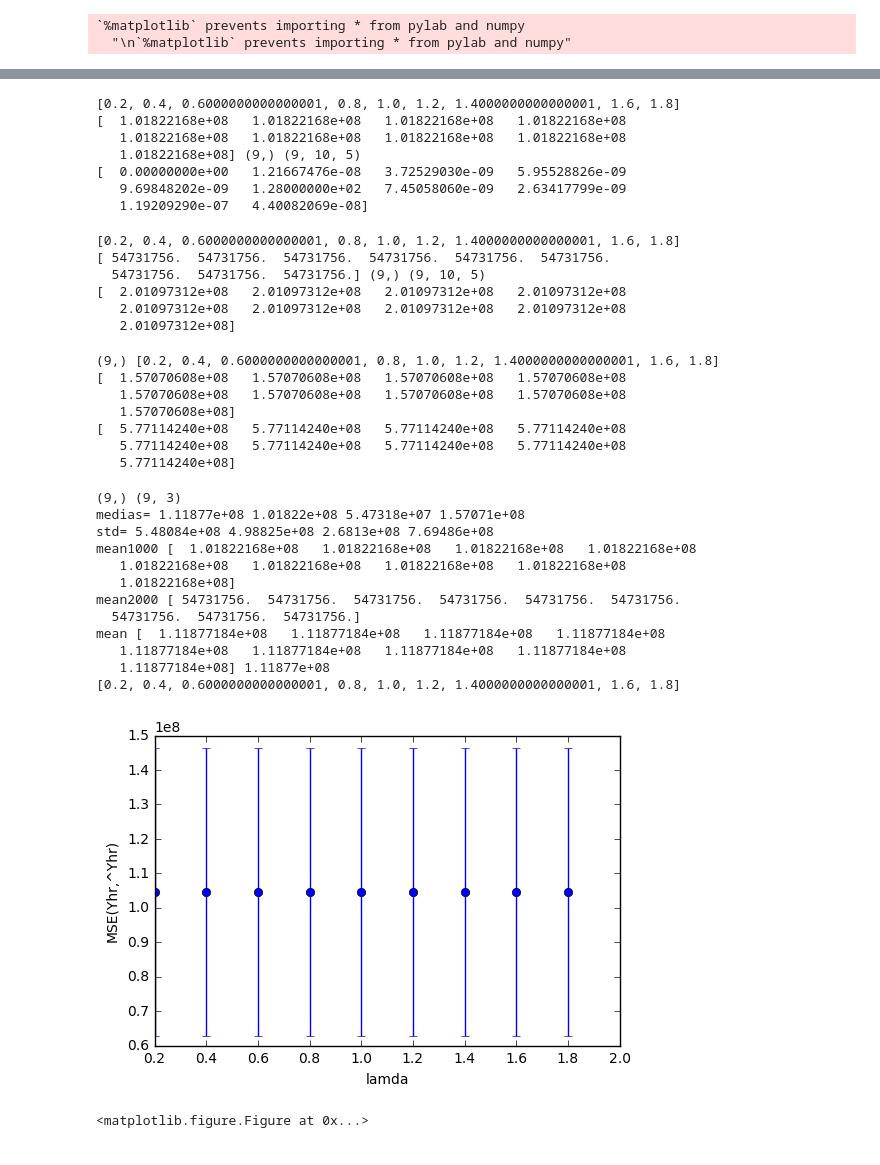
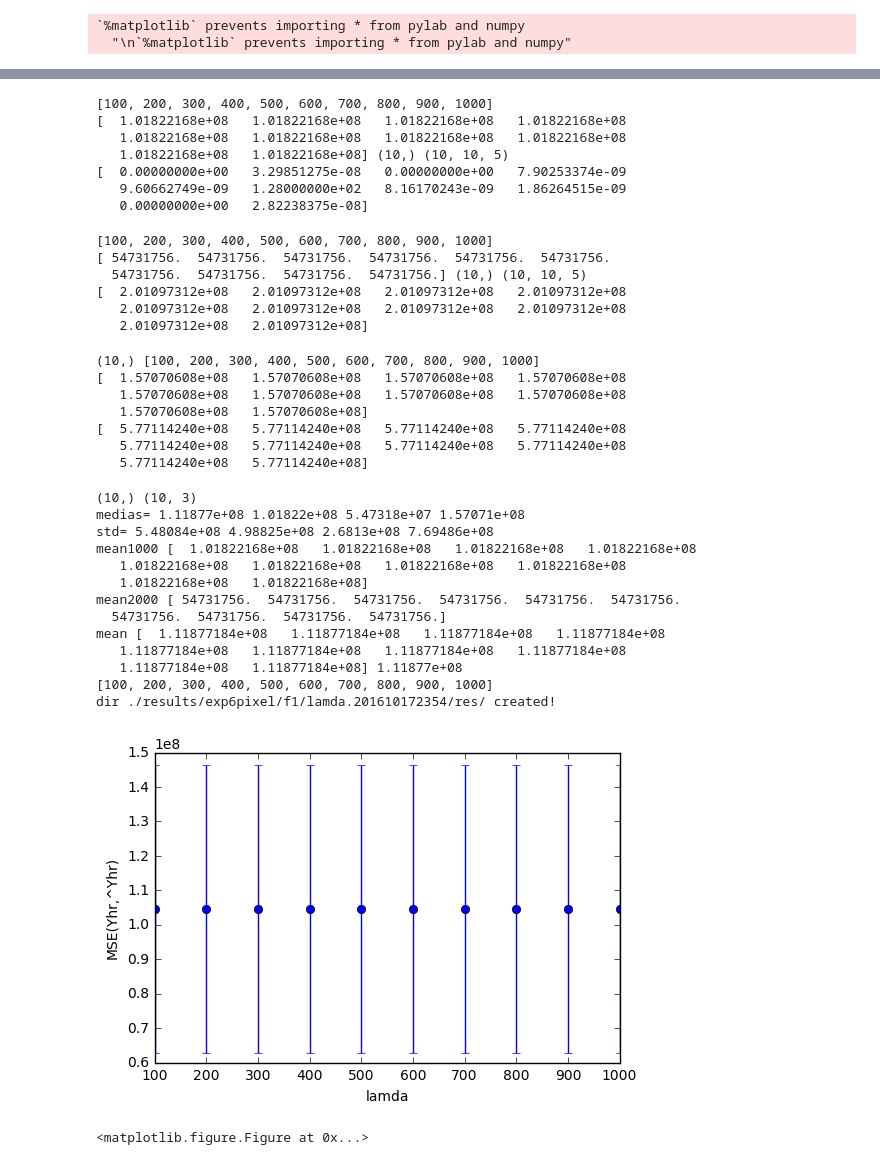
Before and after one commit to egomezsumma/iqt, a Jupyter notebook: Reconstruc min parameters.ipynb, the cells around one changed output, grey strips where cells are left out. Saved outputs shown, nothing was run; the diff lists cells and outputs as text; code cells hidden in the pictures.

```diff
--- a/Reconstruc min parameters.ipynb
+++ b/Reconstruc min parameters.ipynb
@@ -20,7 +20,9 @@ Populating the interactive namespace from numpy and matplotlib
 # %%
 parameter_name = 'lamda'
 #idjob='201610141834'
-idjob='201610160213'
+#idjob='201610160213'
+idjob='201610172354'
+
 formula = 'f1'
 base_folder = './results/exp6pixel/%s/%s.%s/'%(formula, parameter_name, idjob)
 
@@ -125,13 +127,13 @@ var1000 = np.std(np.std(mse1000, axis=2), axis=0)
 print mean1000, mean1000.shape, mse1000.shape
 print var1000
 # %% [output]
-[0.2, 0.4, 0.6000000000000001, 0.8, 1.0, 1.2, 1.4000000000000001, 1.6, 1.8]
+[100, 200, 300, 400, 500, 600, 700, 800, 900, 1000]
 [  1.01822168e+08   1.01822168e+08   1.01822168e+08   1.01822168e+08
    1.01822168e+08   1.01822168e+08   1.01822168e+08   1.01822168e+08
-   1.01822168e+08] (9,) (9, 10, 5)
-[  0.00000000e+00   1.21667476e-08   3.72529030e-09   5.95528826e-09
-   9.69848202e-09   1.28000000e+02   7.45058060e-09   2.63417799e-09
-   1.19209290e-07   4.40082069e-08]
+   1.01822168e+08   1.01822168e+08] (10,) (10, 10, 5)
+[  0.00000000e+00   3.29851275e-08   0.00000000e+00   7.90253374e-09
+   9.60662749e-09   1.28000000e+02   8.16170243e-09   1.86264515e-09
+   0.00000000e+00   2.82238375e-08]
 # %%
 print rango
 mean2000 = mse2000.mean(axis=2).mean(axis=1)
@@ -141,12 +143,12 @@ print mean2000, mean2000.shape, mse2000.shape
 
 print var2000
 # %% [output]
-[0.2, 0.4, 0.6000000000000001, 0.8, 1.0, 1.2, 1.4000000000000001, 1.6, 1.8]
+[100, 200, 300, 400, 500, 600, 700, 800, 900, 1000]
 [ 54731756.  54731756.  54731756.  54731756.  54731756.  54731756.
-  54731756.  54731756.  54731756.] (9,) (9, 10, 5)
+  54731756.  54731756.  54731756.  54731756.] (10,) (10, 10, 5)
 [  2.01097312e+08   2.01097312e+08   2.01097312e+08   2.01097312e+08
    2.01097312e+08   2.01097312e+08   2.01097312e+08   2.01097312e+08
-   2.01097312e+08]
+   2.01097312e+08   2.01097312e+08]
 # %%
 #rango = np.arange(100, 1001, 100)
 print mean.shape, rango
@@ -155,13 +157,13 @@ var3000 = np.std(np.std(mse3000, axis=2), axis=1)
 print mean3000
 print var3000
 # %% [output]
-(9,) [0.2, 0.4, 0.6000000000000001, 0.8, 1.0, 1.2, 1.4000000000000001, 1.6, 1.8]
+(10,) [100, 200, 300, 400, 500, 600, 700, 800, 900, 1000]
 [  1.57070608e+08   1.57070608e+08   1.57070608e+08   1.57070608e+08
    1.57070608e+08   1.57070608e+08   1.57070608e+08   1.57070608e+08
-   1.57070608e+08]
+   1.57070608e+08   1.57070608e+08]
 [  5.77114240e+08   5.77114240e+08   5.77114240e+08   5.77114240e+08
    5.77114240e+08   5.77114240e+08   5.77114240e+08   5.77114240e+08
-   5.77114240e+08]
+   5.77114240e+08   5.77114240e+08]
 # %%
 #rango = np.arange(100, 1001, 100)
 
@@ -182,40 +184,49 @@ mean3[:, 2] = mean3000
 
 #plt.errorbar(rango, mean, yerr=var, fmt='o', label='b=all')
 plt.errorbar(rango, mean3.mean(axis=1), yerr=np.std(mean3, axis=1), fmt='o')
 
 
 plt.legend()
 plt.ylabel('MSE(Yhr,^Yhr)')
 plt.xlabel(parameter_name)
 #plt.legend(lala , loc=2, bbox_to_anchor=(1, 0.5))
 #plt.ylim((1102000.0, 1102300.0))
 mse[:,2,1]
 #print plt.ylim((940000000.0, 960000000.0))
 
 print 'medias=',mse.mean(),mse1000.mean(), mse2000.mean(), mse3000.mean()
 print 'std=',np.std(mse),np.std(mse1000), np.std(mse2000), np.std(mse3000)
 print 'mean1000', mean1000
 print 'mean2000', mean2000
 print 'mean', mean, mean.min()
 print rango
 
+import os
+if not os.path.exists(base_folder+ 'res/'):
+    try:
+        os.makedirs(base_folder+ 'res/')
+        print 'dir', base_folder+ 'res/', 'created!'
+    except OSError, e :
+        print str(e)
+
 
 ## Para grabar
-plt.savefig(base_folder+ '/res/lamda_mean_var_idjob'+idjob+'.pdf')
+plt.savefig(base_folder+ 'res/lamda_mean_var_idjob'+idjob+'.pdf')
 # %% [output]
-(9,) (9, 3)
+(10,) (10, 3)
 medias= 1.11877e+08 1.01822e+08 5.47318e+07 1.57071e+08
 std= 5.48084e+08 4.98825e+08 2.6813e+08 7.69486e+08
 mean1000 [  1.01822168e+08   1.01822168e+08   1.01822168e+08   1.01822168e+08
    1.01822168e+08   1.01822168e+08   1.01822168e+08   1.01822168e+08
-   1.01822168e+08]
+   1.01822168e+08   1.01822168e+08]
 mean2000 [ 54731756.  54731756.  54731756.  54731756.  54731756.  54731756.
-  54731756.  54731756.  54731756.]
+  54731756.  54731756.  54731756.  54731756.]
 mean [  1.11877184e+08   1.11877184e+08   1.11877184e+08   1.11877184e+08
    1.11877184e+08   1.11877184e+08   1.11877184e+08   1.11877184e+08
-   1.11877184e+08] 1.11877e+08
-[0.2, 0.4, 0.6000000000000001, 0.8, 1.0, 1.2, 1.4000000000000001, 1.6, 1.8]
+   1.11877184e+08   1.11877184e+08] 1.11877e+08
+[100, 200, 300, 400, 500, 600, 700, 800, 900, 1000]
+dir ./results/exp6pixel/f1/lamda.201610172354/res/ created!
-[figure, old version]
+[figure, new version]
 # %%
 # %% [output]
 <matplotlib.figure.Figure at 0x...>
```
Also changed, not shown: parts of 6 cells of this notebook, 1 other file.
